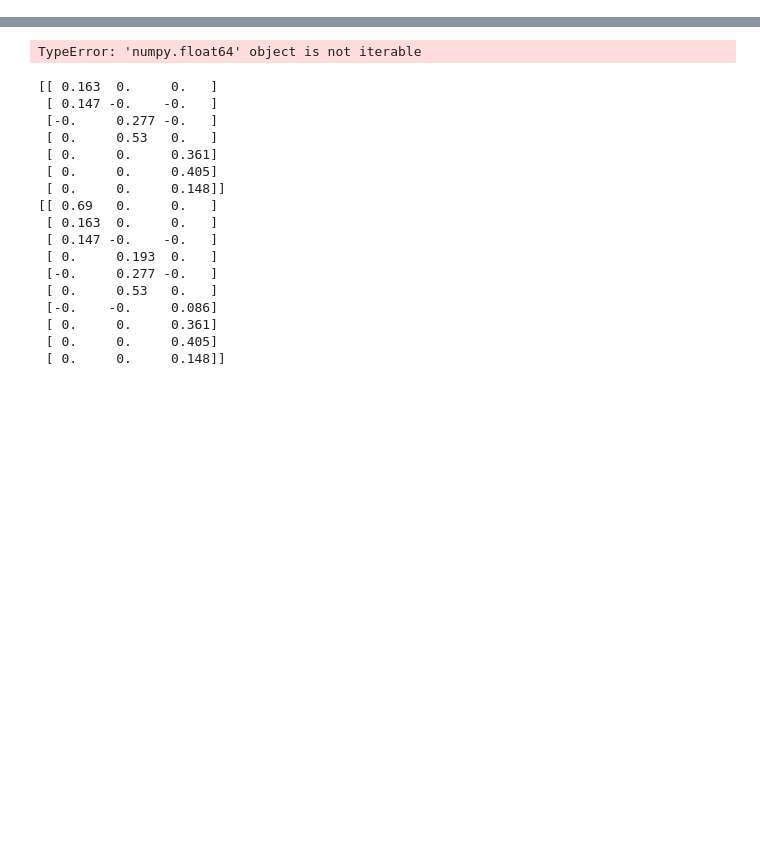
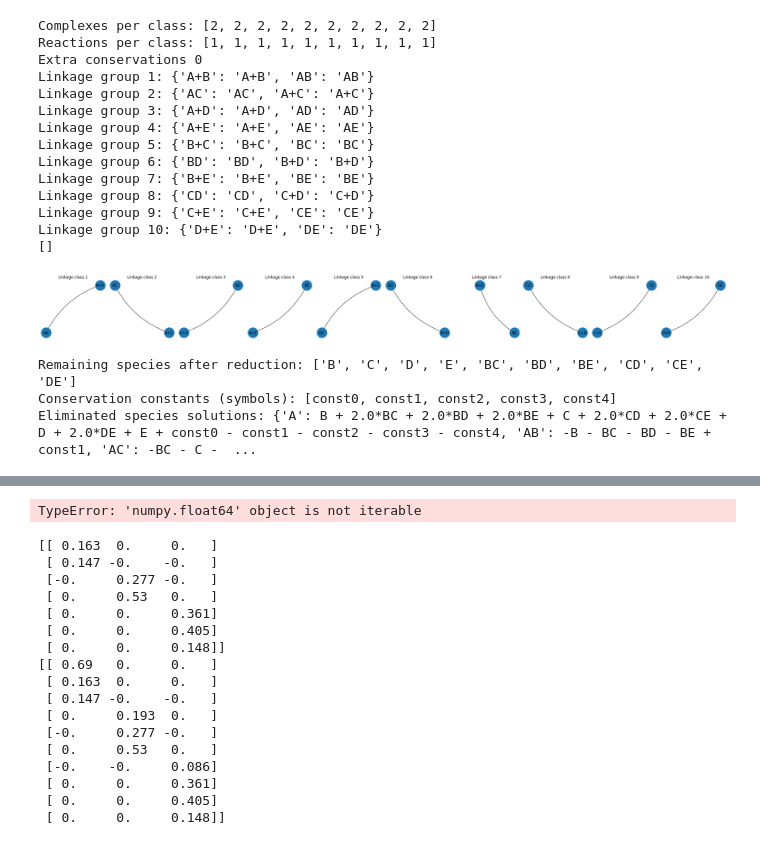
Before and after one commit to csfloyd/GlycanAnalysis, a Jupyter notebook: Python/sample_network_local.ipynb, the cells around one changed output, grey strips where cells are left out. Drawn from its saved outputs; the diff is of its cells as text; code cells hidden in the pictures; blank space fills up the shorter version.

```diff
--- a/Python/sample_network_local.ipynb
+++ b/Python/sample_network_local.ipynb
@@ -155 +134,63 @@ Eliminated species solutions: {'A': -B - C + const0, 'D': -E - F + const1, 'G':
+# %%
+
+# 1. Create the simulator
+sim = ReactionNetworkSimulator(r_n)
+
+print("Complexes per class:", r_n.complexes_per_class)
+print("Reactions per class:", r_n.reactions_per_class)
+print("Extra conservations", r_n.n_species - np.linalg.matrix_rank(r_n.Y @ r_n.A) - r_n.n_cons)
+
+for i, node_assignment in enumerate(r_n.assignments):
+    print(f"Linkage group {i+1}: {node_assignment}")
+
+# symbolic ODEs
+symbolic_rhs, species, rates = sim.get_symbolic_rhs()
+reduced_rhs, remaining_syms, const_syms, rate_syms = sim.get_symbolic_reduced_rhs()
+
+# M_0t1, M_1t0, M_0b1 = count_conservation_group_changes(r_n)
+# print(M_0t1, M_1t0, M_0b1)
+
+cycles = compute_cycles(r_n)
+print(cycles[1])
+
+# Visualize linkage classes
+sz = 3
+fig, axes = plt.subplots(1, len(r_n.linkage_groups), figsize=(sz*len(r_n.linkage_groups), sz))
+
+if len(r_n.linkage_groups) == 1:
+    pos = nx.spring_layout(r_n.linkage_groups[0])
+    nx.draw(r_n.linkage_groups[0], pos=pos, with_labels=True, ax=axes, node_size=1000, connectionstyle='arc3,rad=0.2', arrows=True)
+    axes.set_title("Linkage class 1")
+else:
+    for i, (G, ax) in enumerate(zip(r_n.linkage_groups, axes)):
+        pos = nx.spring_layout(G)
+        nx.draw(G, pos=pos, with_labels=True, ax=ax, node_size=1000, connectionstyle='arc3,rad=0.2', arrows=True)
+        ax.set_title(f"Linkage class {i+1}")
+plt.tight_layout()
+plt.show()
+
+# 2. Reduce the ODE system using conservation laws
+sim.solve_conservation_laws()
+print("Remaining species after reduction:", sim.remaining_species)
+print("Conservation constants (symbols):", sim.const_syms)
+print("Eliminated species solutions:", sim.elimination_solutions)
+# %% [output]
+Complexes per class: [2, 2, 2, 2, 2, 2, 2, 2, 2, 2]
+Reactions per class: [1, 1, 1, 1, 1, 1, 1, 1, 1, 1]
+Extra conservations 0
+Linkage group 1: {'A+B': 'A+B', 'AB': 'AB'}
+Linkage group 2: {'AC': 'AC', 'A+C': 'A+C'}
+Linkage group 3: {'A+D': 'A+D', 'AD': 'AD'}
+Linkage group 4: {'A+E': 'A+E', 'AE': 'AE'}
+Linkage group 5: {'B+C': 'B+C', 'BC': 'BC'}
+Linkage group 6: {'BD': 'BD', 'B+D': 'B+D'}
+Linkage group 7: {'B+E': 'B+E', 'BE': 'BE'}
+Linkage group 8: {'CD': 'CD', 'C+D': 'C+D'}
+Linkage group 9: {'C+E': 'C+E', 'CE': 'CE'}
+Linkage group 10: {'D+E': 'D+E', 'DE': 'DE'}
+[]
+[figure, added]
+Remaining species after reduction: ['B', 'C', 'D', 'E', 'BC', 'BD', 'BE', 'CD', 'CE', 'DE']
+Conservation constants (symbols): [const0, const1, const2, const3, const4]
+Eliminated species solutions: {'A': B + 2.0*BC + 2.0*BD + 2.0*BE + C + 2.0*CD + 2.0*CE + D + 2.0*DE + E + const0 - const1 - const2 - const3 - const4, 'AB': -B - BC - BD - BE + const1, 'AC': -BC - C -  ...
 # %%
```
Also changed, not shown: parts of 7 cells of this notebook, 11 other files.
